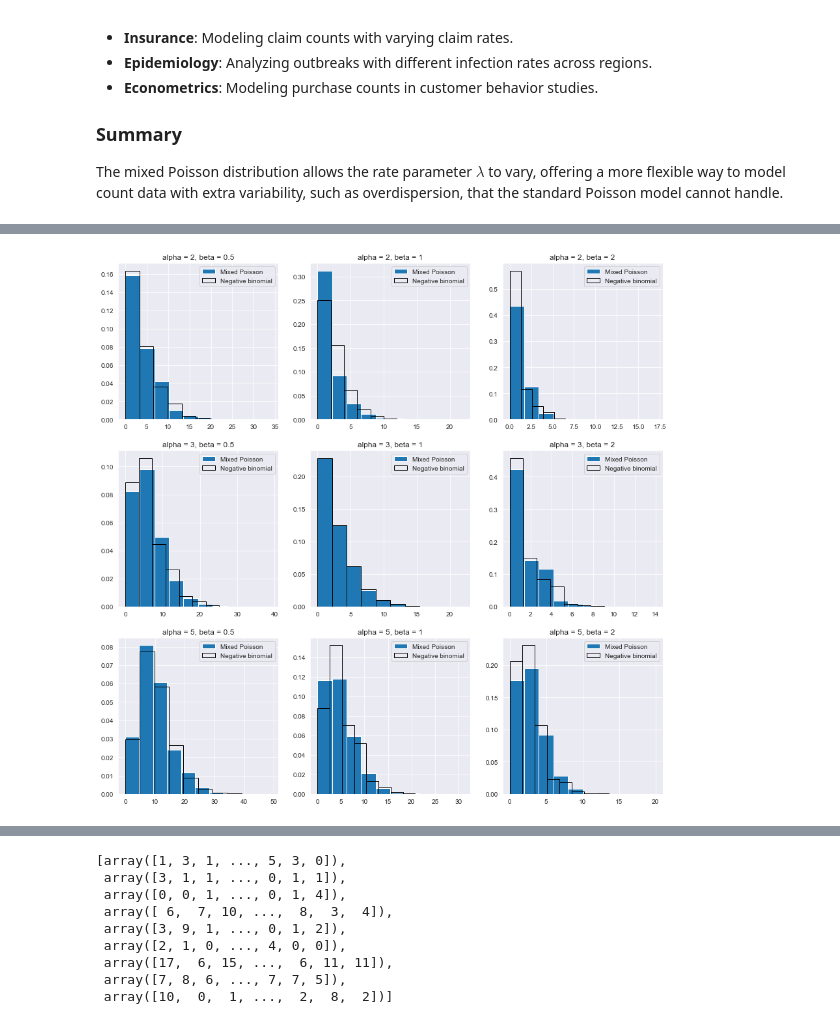
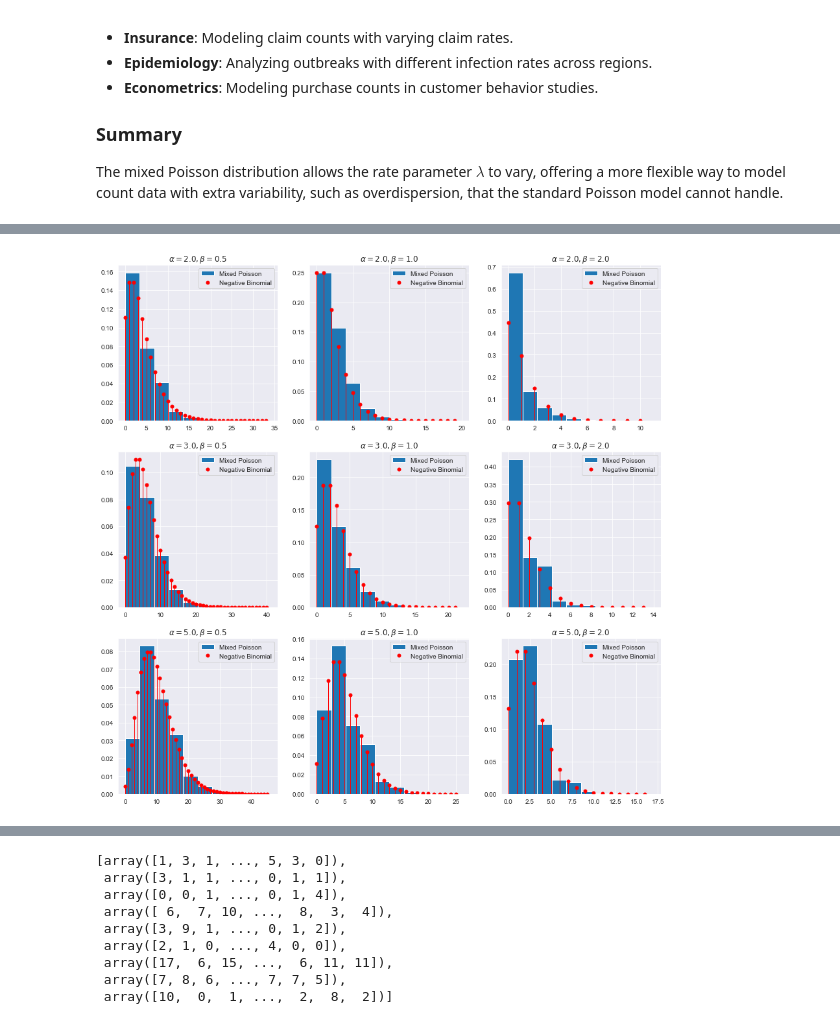
Before and after one commit to martyna-B/IMFI-reports, a Jupyter notebook: Report 1/Task 3.ipynb, the cells around one changed output, grey strips where cells are left out. Saved outputs shown, nothing was run; the diff lists cells and outputs as text; code cells hidden in the pictures.

```diff
--- a/Report 1/Task 3.ipynb
+++ b/Report 1/Task 3.ipynb
@@ -46,8 +46,8 @@ The mixed Poisson distribution allows the rate parameter $\lambda$ to vary, offe
 # %%
 def poisson_culminative_gamma(n, alpha, beta):
 
-    lambdas = ss.gamma.rvs(alpha, scale = 1/beta, size=n)
-    mixed_poisson_rvs = ss.poisson.rvs(lambdas)
+    lambdas = ss.gamma.rvs(a=alpha, scale = 1/beta, size=n)
+    mixed_poisson_rvs = ss.poisson.rvs(mu=lambdas)
 
     return mixed_poisson_rvs
 
@@ -65,23 +65,25 @@ mp_hist = []
 nb_hist = []
 mp_cdf = []
 nb_cdf = []
+nb_pmf = []
 
 alpha_list = [2, 3, 5]
 beta_list = [1/2, 1, 2]
 
 for alpha in alpha_list:
     for beta in beta_list:
+
+        r = alpha
+        p = beta/(beta + 1)
+
         mp = poisson_culminative_gamma(100000, alpha, beta)
         mp_hist.append(mp)
         mp_cdf.append(empirical_cdf(mp))
 
-        #nb = ss.nbinom.rvs(alpha, beta/(1+beta), size=100000)
-        mp_mean = np.mean(mp)
-        mp_var = np.var(mp)
-
-        nb = ss.nbinom.rvs((mp_mean**2)/(mp_var - mp_mean), mp_mean/mp_var, size=100000)
+        nb = ss.nbinom.rvs(n=r, p=p, size=100000)
         nb_hist.append(nb)
         nb_cdf.append(empirical_cdf(nb))
+        nb_pmf.append(ss.nbinom.pmf(k = np.arange(0, int(np.max(mp))), n=r, p=p))
 # %%
 #ks test
 for i in range(9):
@@ -106,13 +108,20 @@ For alpha = 3 and beta = 2 p value of KS test is 0.8701361499165012
 # %%
 fig, ax = plt.subplots(3, 3, figsize=(15, 15))
 
 i = 0
 for r in range(3):
     for c in range(3):
-        ax[r,c].hist(mp_hist[i], bins=10, density=True, label='Mixed Poisson')
-        ax[r,c].hist(nb_hist[i], bins=10, edgecolor='black', facecolor='none', density=True, label="Negative binomial")
+        ax[r,c].hist(mp_hist[i], density=True, label='Mixed Poisson')
+
+        x = np.arange(0, int(np.max(mp_hist[i])))
+        for j in range(len(nb_pmf[i])):
+            ax[r,c].plot([x[j], x[j]], [0, nb_pmf[i][j]], color='red', linewidth=1)
+            ax[r,c].plot(x[j], nb_pmf[i][j], 'o', color='red', markersize=5, label='Negative Binomial' if j == 0 else "")
+
         ax[r,c].legend()
-        ax[r,c].set_title(f'alpha = {alpha_list[r]}, beta = {beta_list[c]}')
+        ax[r,c].set_title(r'$\alpha = ' + f'{alpha_list[r]:.1f}' + r', \beta = ' + f'{beta_list[c]:.1f}' + r'$')
         i += 1
+
+fig
 # %% [output]
-[figure, old version]
+[figure, new version]
```
Also changed, not shown: parts of 6 cells of this notebook, 1 other file.
